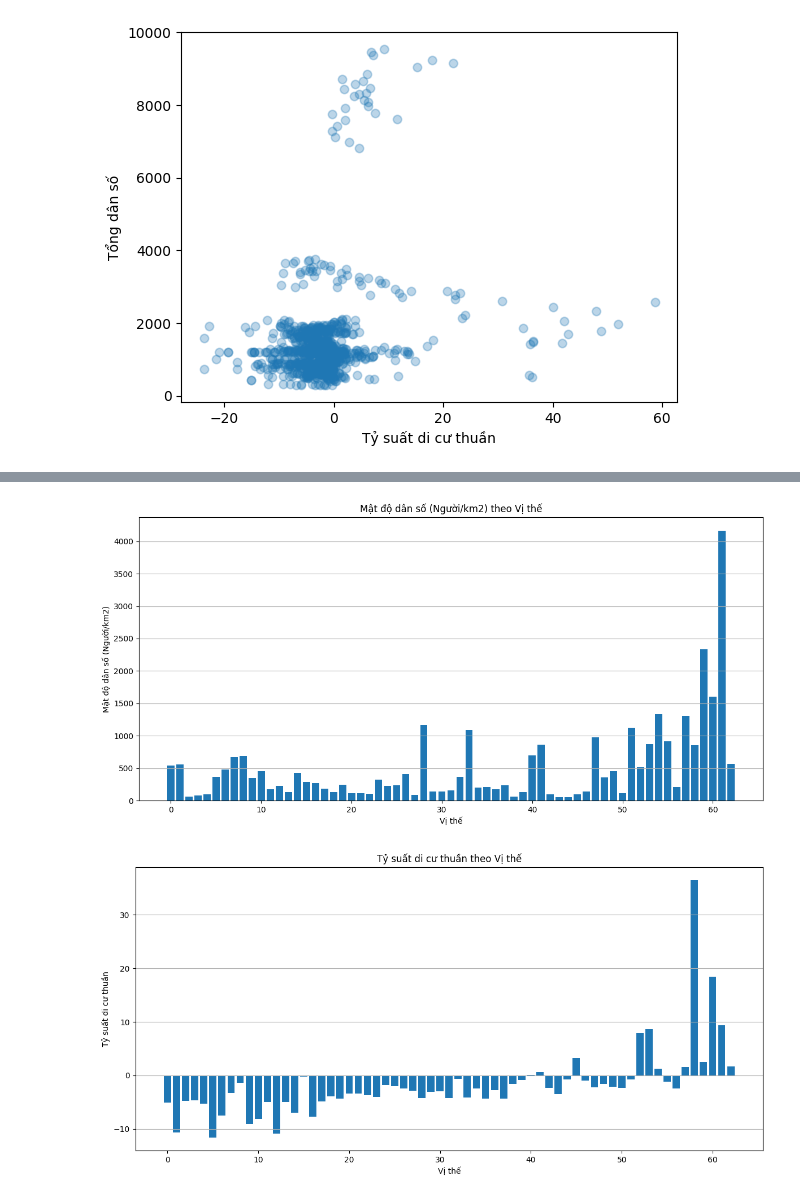
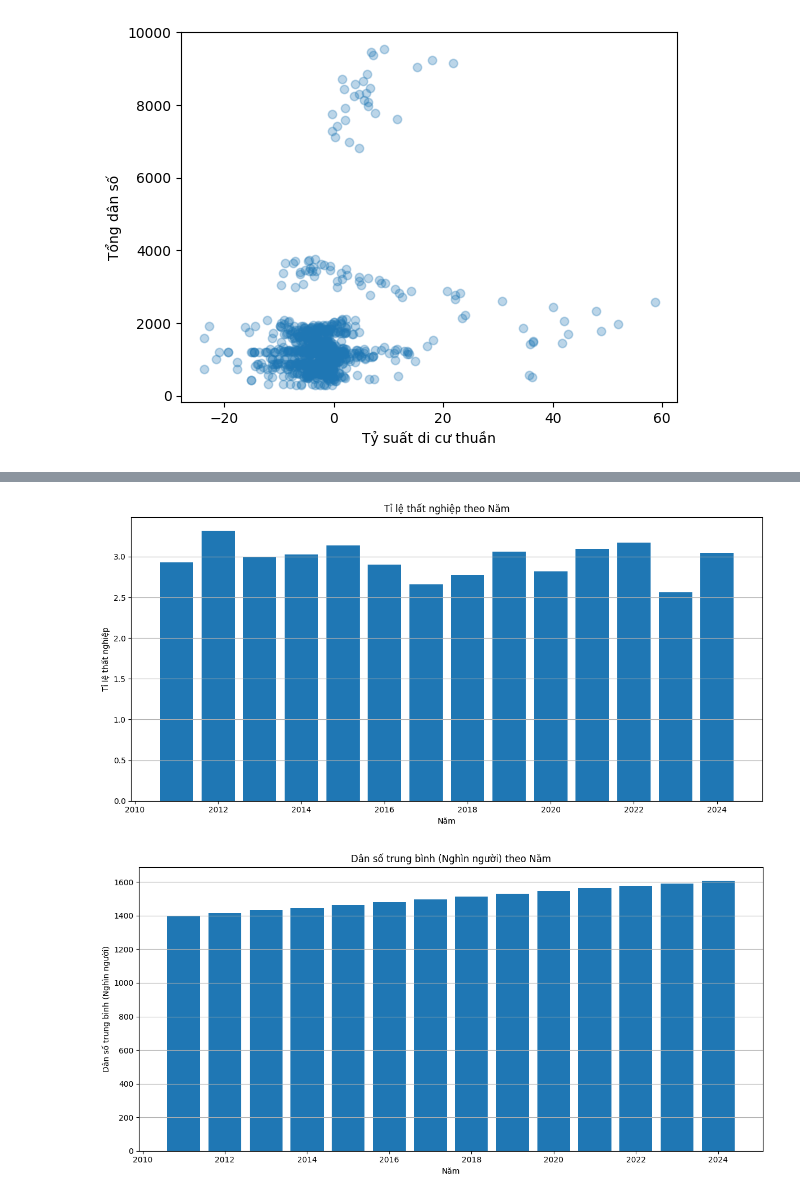
Before and after one commit to KhoiNguyen0000/Final, a Jupyter notebook: 02_Data_visualization.ipynb, the cells around one changed output, grey strips where cells are left out. Drawn from its saved outputs; the diff is of its cells as text; code cells hidden in the pictures.

Commit message:
update data 02_Data_visualization

```diff
--- a/02_Data_visualization.ipynb
+++ b/02_Data_visualization.ipynb
@@ -4,7 +4,7 @@ import numpy as np
 import matplotlib.pyplot as plt
 import seaborn as sns
 # %%
-Data = pd.read_csv('Datasets/Locality_Analyst.csv')
+Data = pd.read_csv('Datasets/Clean_data/Locality_Analyst.csv')
 # %%
 Data.head()
 # %% [output]
@@ -15,5 +15,8 @@ Data.head()
 | 3 | Hà Nội | 2014 | 3324.5 | 7285.5 | 2191.5 | 7285.53 | 3595.78 | ... |
 | 4 | Hà Nội | 2015 | 3324.5 | 7433.6 | 2236.0 | 7433.60 | 3672.20 | ... |
 5 rows × 21 columns
+# %%
+Data['Tỷ lệ dân số thành thị(%)'] = round(Data['Tổng dân số thành thị'] / Data['Tổng dân số'] * 100, 2)
+Data['Tỷ lệ dân số nông thôn(%)'] = round(Data['Tổng dân số nông thôn'] / Data['Tổng dân số'] * 100, 2)
 # %%
 Data_mean = round(Data.groupby('Vùng', as_index=False).mean(numeric_only=True), 2)
@@ -157,21 +203,21 @@ double_column_chart('Tỷ suất nhập cư', 'Tỷ suất xuất cư')
 # %%
 def column_chart_horizontal(temp: str):
-    df = Data_mean.sort_values('Vị thế').copy()
-    x = pd.to_numeric(df['Vị thế'], errors="coerce")
+    df = year_mean.sort_values('Năm').copy()
+    x = pd.to_numeric(df['Năm'], errors="coerce")
     y = pd.to_numeric(df[temp], errors="coerce")
 
     plt.figure(figsize=(12,6))
     plt.bar(x, y)
-    plt.xlabel('Vị thế'); plt.ylabel(temp)
-    plt.title(f"{temp} theo {'Vị thế'}")
+    plt.xlabel('Năm'); plt.ylabel(temp)
+    plt.title(f"{temp} theo {'Năm'}")
     plt.grid(axis="y")
     plt.tight_layout()
     plt.show()
 # %%
-column_chart_horizontal('Mật độ dân số (Người/km2)')
+column_chart_horizontal('Tỉ lệ thất nghiệp')
 # %% [output]
-[figure, old version]
+[figure, new version]
 # %%
-column_chart_horizontal('Tỷ suất di cư thuần')
+column_chart_horizontal('Dân số trung bình (Nghìn người)')
 # %% [output]
-[figure, old version]
+[figure, new version]
```
Also changed, not shown: parts of 20 cells of this notebook.
